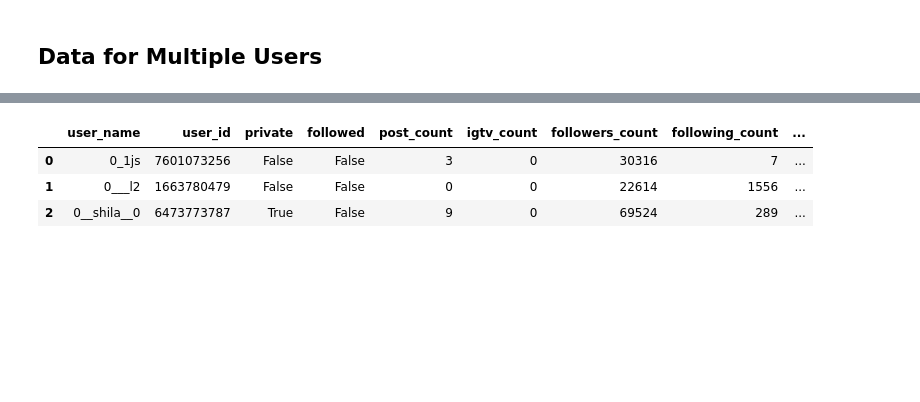
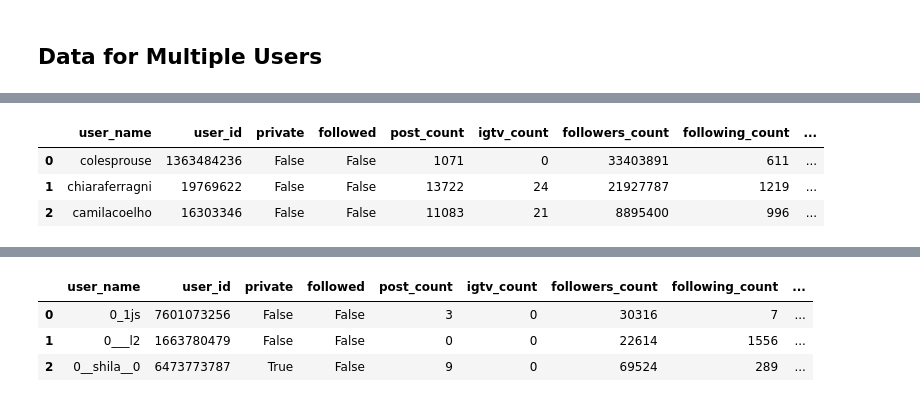
Before and after one commit to yuchild/mntn_insta, a Jupyter notebook: insta_api_exploration.ipynb, the cells around one changed output, grey strips where cells are left out. Drawn from its saved outputs; the diff is of its cells as text; code cells hidden in the pictures; blank space fills up the shorter version.

```diff
--- a/insta_api_exploration.ipynb
+++ b/insta_api_exploration.ipynb
@@ -258,0 +318,12 @@ len(name_lst), len(lst_dict)
+# %%
+df_ae_100 = pd.DataFrame({'user_id': name_lst
+                        , 'profile': lst_dict
+                       }
+                      )
+df_ae_100 = df_ae_100.profile.apply(pd.Series)
+df_ae_100.head(3)
+# %% [output]
+|  | user_name | user_id | private | followed | post_count | igtv_count | followers_count | following_count | ... |
+| 0 | colesprouse | 1363484236 | False | False | 1071 | 0 | 33403891 | 611 | ... |
+| 1 | chiaraferragni | 19769622 | False | False | 13722 | 24 | 21927787 | 1219 | ... |
+| 2 | camilacoelho | 16303346 | False | False | 11083 | 21 | 8895400 | 996 | ... |
```
Also changed, not shown: parts of 19 cells of this notebook, 2 other files.
